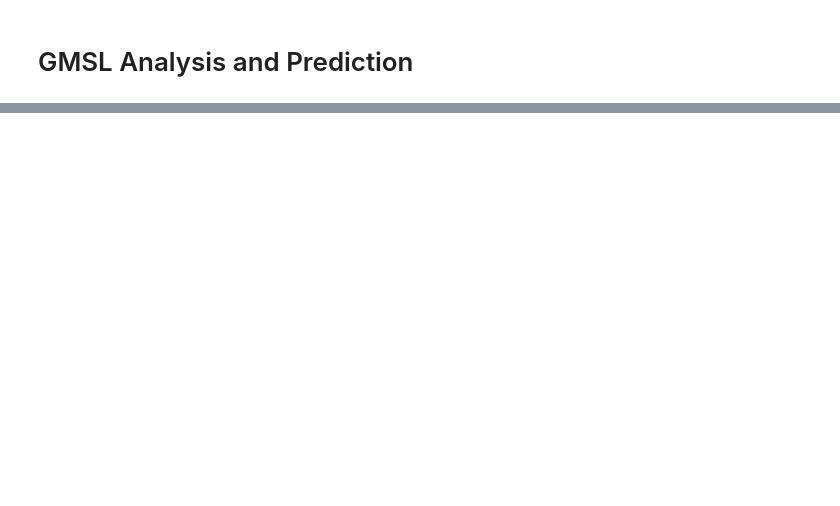
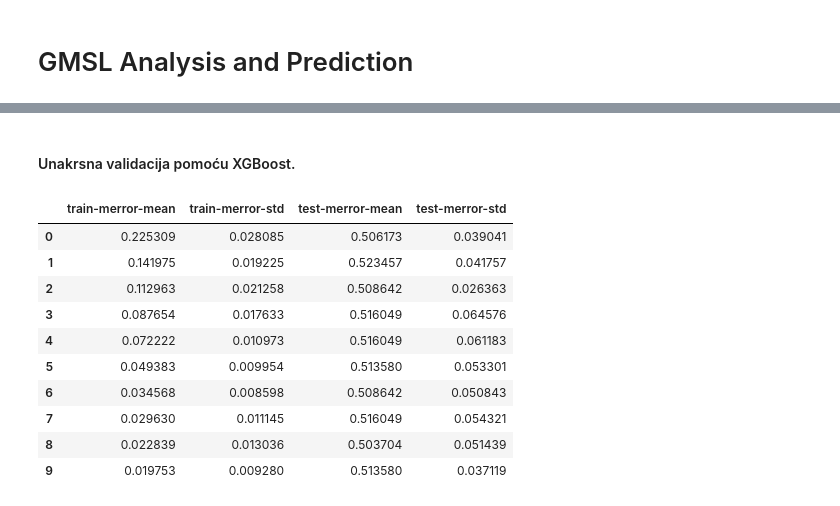
Before and after one commit to MAS-3S/SIAP-Analysis-Prediction-GMSL, a Jupyter notebook: implementation/GMSL_analysis_and_prediction.ipynb, the cells around one changed output, grey strips where cells are left out. Saved outputs shown, nothing was run; the diff lists cells and outputs as text; code cells hidden in the pictures; blank space fills up the shorter version.

```diff
--- a/implementation/GMSL_analysis_and_prediction.ipynb
+++ b/implementation/GMSL_analysis_and_prediction.ipynb
@@ -233,0 +217,26 @@ df_final.to_csv('processed_datasets/GMSL_analysis_and_prediction.csv', index = F
+# %% [markdown]
+#### Unakrsna validacija pomoću XGBoost.
+# %%
+cv_results = xgb.cv(
+    params,
+    dtrain,
+    num_boost_round=999,
+    seed=42,
+    nfold=5,
+    metrics={'merror'},
+    early_stopping_rounds=10
+)
+# %%
+cv_results.head(10)
+# %% [output]
+|  | train-merror-mean | train-merror-std | test-merror-mean | test-merror-std |
+| 0 | 0.225309 | 0.028085 | 0.506173 | 0.039041 |
+| 1 | 0.141975 | 0.019225 | 0.523457 | 0.041757 |
+| 2 | 0.112963 | 0.021258 | 0.508642 | 0.026363 |
+| 3 | 0.087654 | 0.017633 | 0.516049 | 0.064576 |
+| 4 | 0.072222 | 0.010973 | 0.516049 | 0.061183 |
+| 5 | 0.049383 | 0.009954 | 0.513580 | 0.053301 |
+| 6 | 0.034568 | 0.008598 | 0.508642 | 0.050843 |
+| 7 | 0.029630 | 0.011145 | 0.516049 | 0.054321 |
+| 8 | 0.022839 | 0.013036 | 0.503704 | 0.051439 |
+| 9 | 0.019753 | 0.009280 | 0.513580 | 0.037119 |
```
Also changed, not shown: parts of 74 cells of this notebook, 4 other files.
